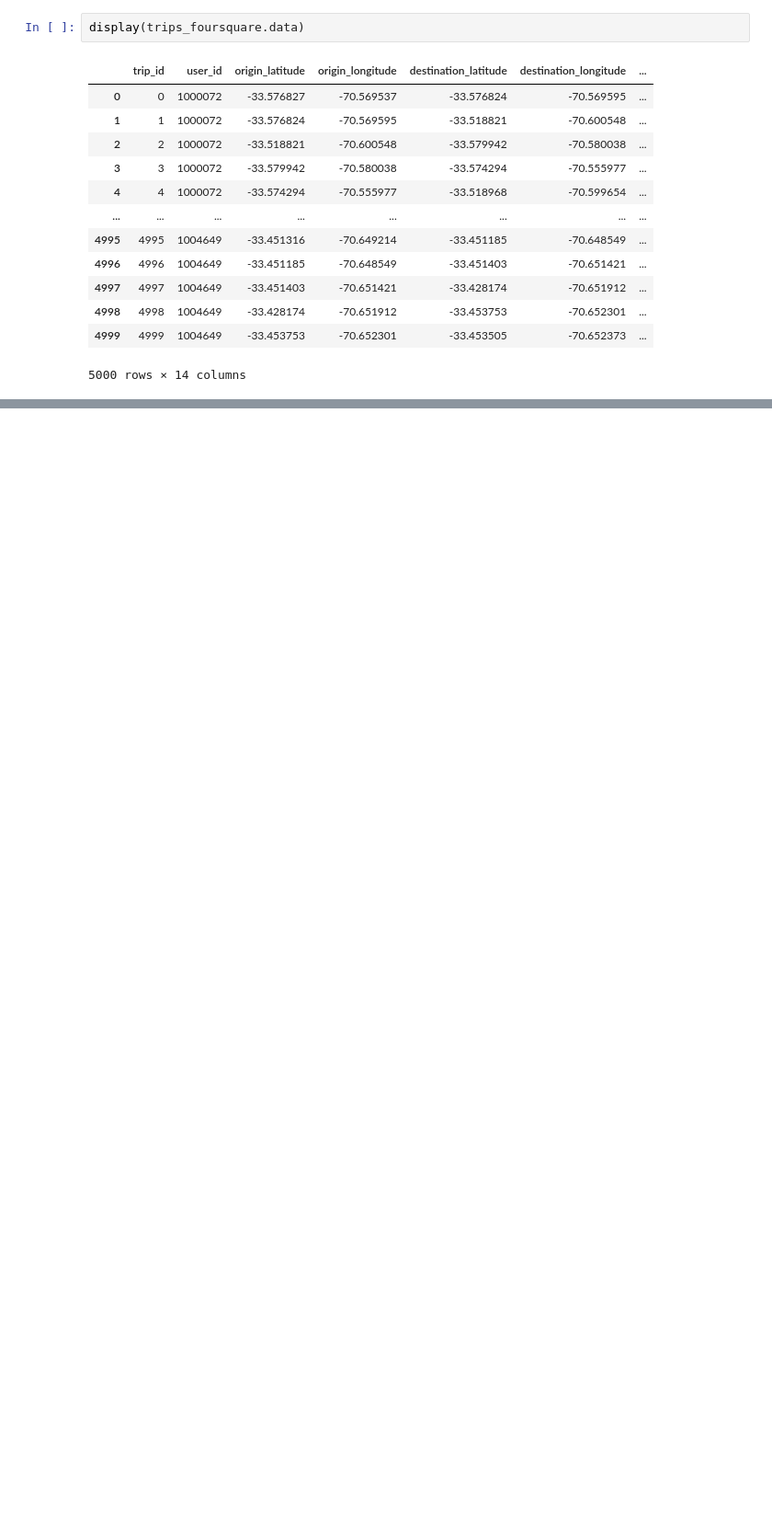
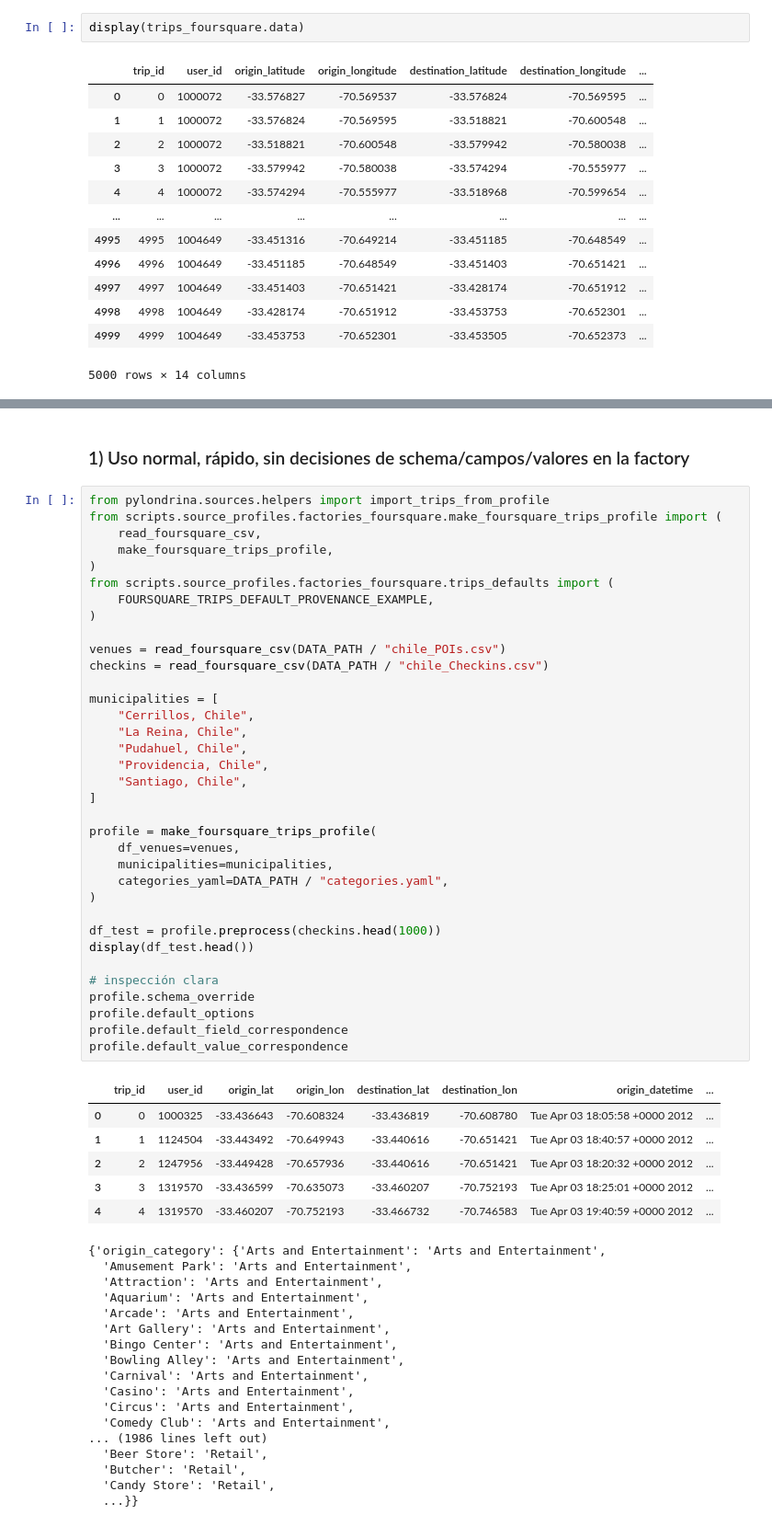
Before and after one commit to sebastianolmos/pylondrina, a Jupyter notebook: notebooks/usage_examples/import_trips/foursquare_import_levels.ipynb, the cells around one changed output, grey strips where cells are left out. Shown at 92% size. Cells and saved outputs as stored; diff of their text form; blank space fills up the shorter version.

```diff
--- a/notebooks/usage_examples/import_trips/foursquare_import_levels.ipynb
+++ b/notebooks/usage_examples/import_trips/foursquare_import_levels.ipynb
@@ -537,0 +544,61 @@ display(trips_foursquare.data)
+# %% [markdown]
+### 1) Uso normal, rápido, sin decisiones de schema/campos/valores en la factory
+# %%
+from pylondrina.sources.helpers import import_trips_from_profile
+from scripts.source_profiles.factories_foursquare.make_foursquare_trips_profile import (
+    read_foursquare_csv,
+    make_foursquare_trips_profile,
+)
+from scripts.source_profiles.factories_foursquare.trips_defaults import (
+    FOURSQUARE_TRIPS_DEFAULT_PROVENANCE_EXAMPLE,
+)
+
+venues = read_foursquare_csv(DATA_PATH / "chile_POIs.csv")
+checkins = read_foursquare_csv(DATA_PATH / "chile_Checkins.csv")
+
+municipalities = [
+    "Cerrillos, Chile",
+    "La Reina, Chile",
+    "Pudahuel, Chile",
+    "Providencia, Chile",
+    "Santiago, Chile",
+]
+
+profile = make_foursquare_trips_profile(
+    df_venues=venues,
+    municipalities=municipalities,
+    categories_yaml=DATA_PATH / "categories.yaml",
+)
+
+df_test = profile.preprocess(checkins.head(1000))
+display(df_test.head())
+
+# inspección clara
+profile.schema_override
+profile.default_options
+profile.default_field_correspondence
+profile.default_value_correspondence
+# %% [output]
+|  | trip_id | user_id | origin_lat | origin_lon | destination_lat | destination_lon | origin_datetime | ... |
+| 0 | 0 | 1000325 | -33.436643 | -70.608324 | -33.436819 | -70.608780 | Tue Apr 03 18:05:58 +0000 2012 | ... |
+| 1 | 1 | 1124504 | -33.443492 | -70.649943 | -33.440616 | -70.651421 | Tue Apr 03 18:40:57 +0000 2012 | ... |
+| 2 | 2 | 1247956 | -33.449428 | -70.657936 | -33.440616 | -70.651421 | Tue Apr 03 18:20:32 +0000 2012 | ... |
+| 3 | 3 | 1319570 | -33.436599 | -70.635073 | -33.460207 | -70.752193 | Tue Apr 03 18:25:01 +0000 2012 | ... |
+| 4 | 4 | 1319570 | -33.460207 | -70.752193 | -33.466732 | -70.746583 | Tue Apr 03 19:40:59 +0000 2012 | ... |
+{'origin_category': {'Arts and Entertainment': 'Arts and Entertainment',
+  'Amusement Park': 'Arts and Entertainment',
+  'Attraction': 'Arts and Entertainment',
+  'Aquarium': 'Arts and Entertainment',
+  'Arcade': 'Arts and Entertainment',
+  'Art Gallery': 'Arts and Entertainment',
+  'Bingo Center': 'Arts and Entertainment',
+  'Bowling Alley': 'Arts and Entertainment',
+  'Carnival': 'Arts and Entertainment',
+  'Casino': 'Arts and Entertainment',
+  'Circus': 'Arts and Entertainment',
+  'Comedy Club': 'Arts and Entertainment',
+... (1986 lines left out)
+  'Beer Store': 'Retail',
+  'Butcher': 'Retail',
+  'Candy Store': 'Retail',
+  ...}}
```
Also changed, not shown: parts of 9 cells of this notebook, 3 other files.
